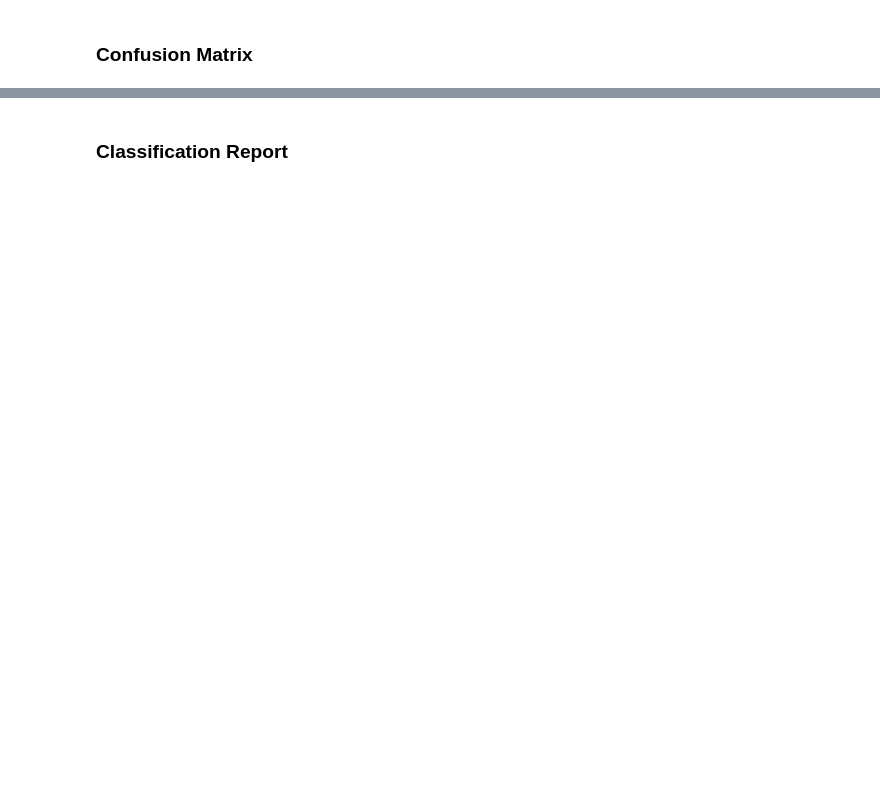
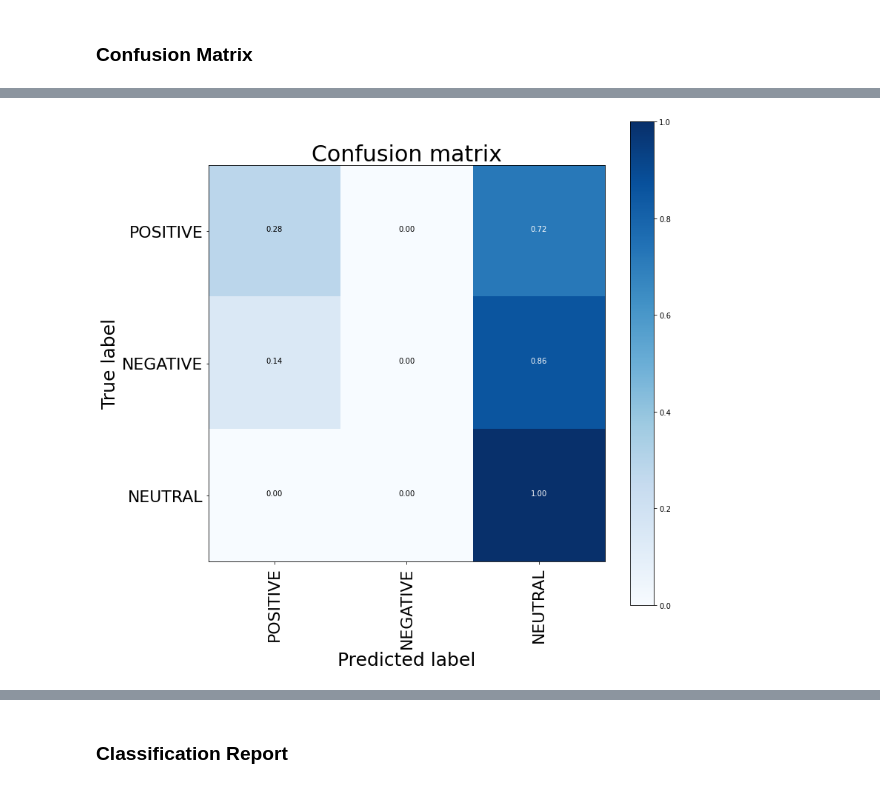
Before and after one commit to ggonzr/twitter_sent_analysis, a Jupyter notebook: twitter-nlp-sa.ipynb, the cells around one changed output, grey strips where cells are left out. Saved outputs shown, nothing was run; the diff lists cells and outputs as text; code cells hidden in the pictures; blank space fills up the shorter version.

```diff
--- a/twitter-nlp-sa.ipynb
+++ b/twitter-nlp-sa.ipynb
@@ -359,7 +524,9 @@ def plot_confusion_matrix(cm, classes,
 # %%
 %%time
 
 cnf_matrix = confusion_matrix(y_test_1d, y_pred_1d)
-plt.figure(figsize=(12,12))
+plt.figure(figsize=(10,10))
 plot_confusion_matrix(cnf_matrix, classes=df_train.target.unique(), title="Confusion matrix")
 plt.show()
+# %% [output]
+[figure, added]
```
Also changed, not shown: parts of 37 cells of this notebook, 2 other files.
